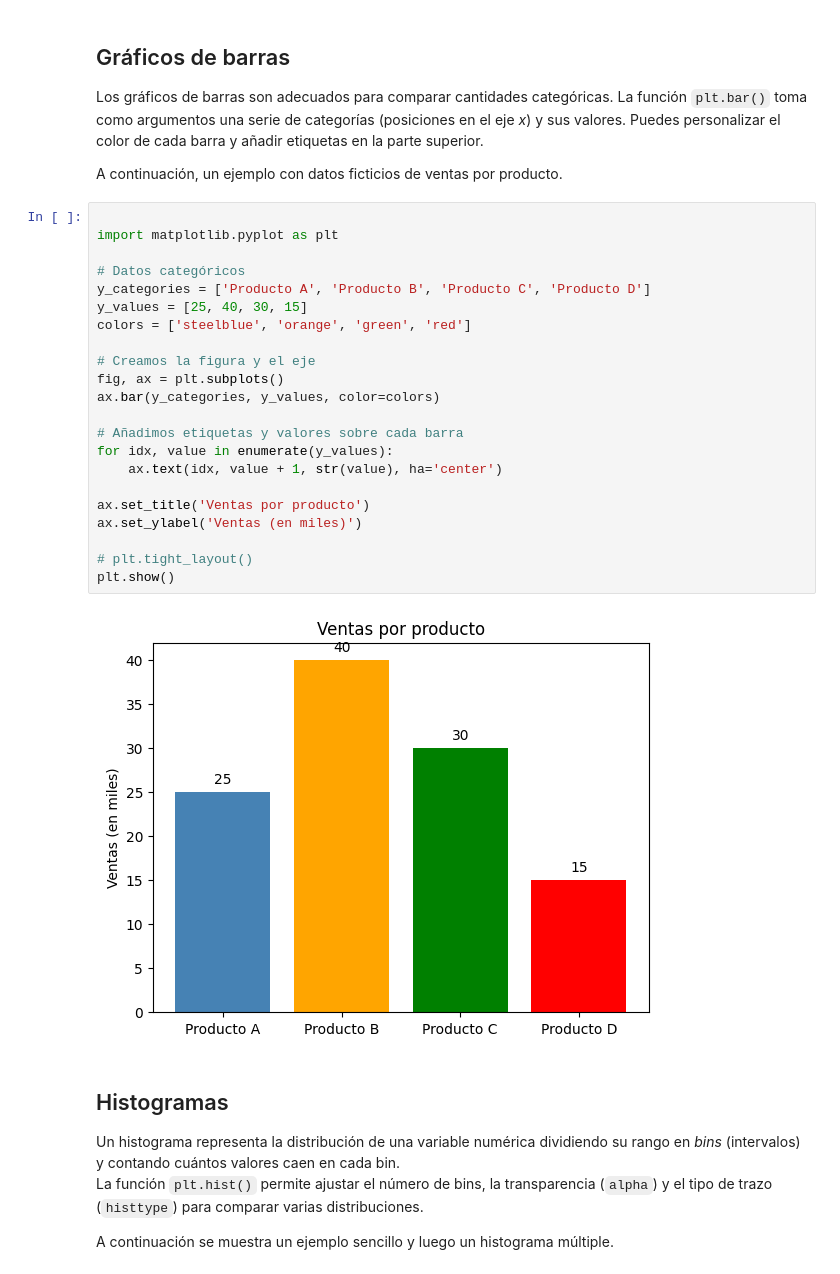
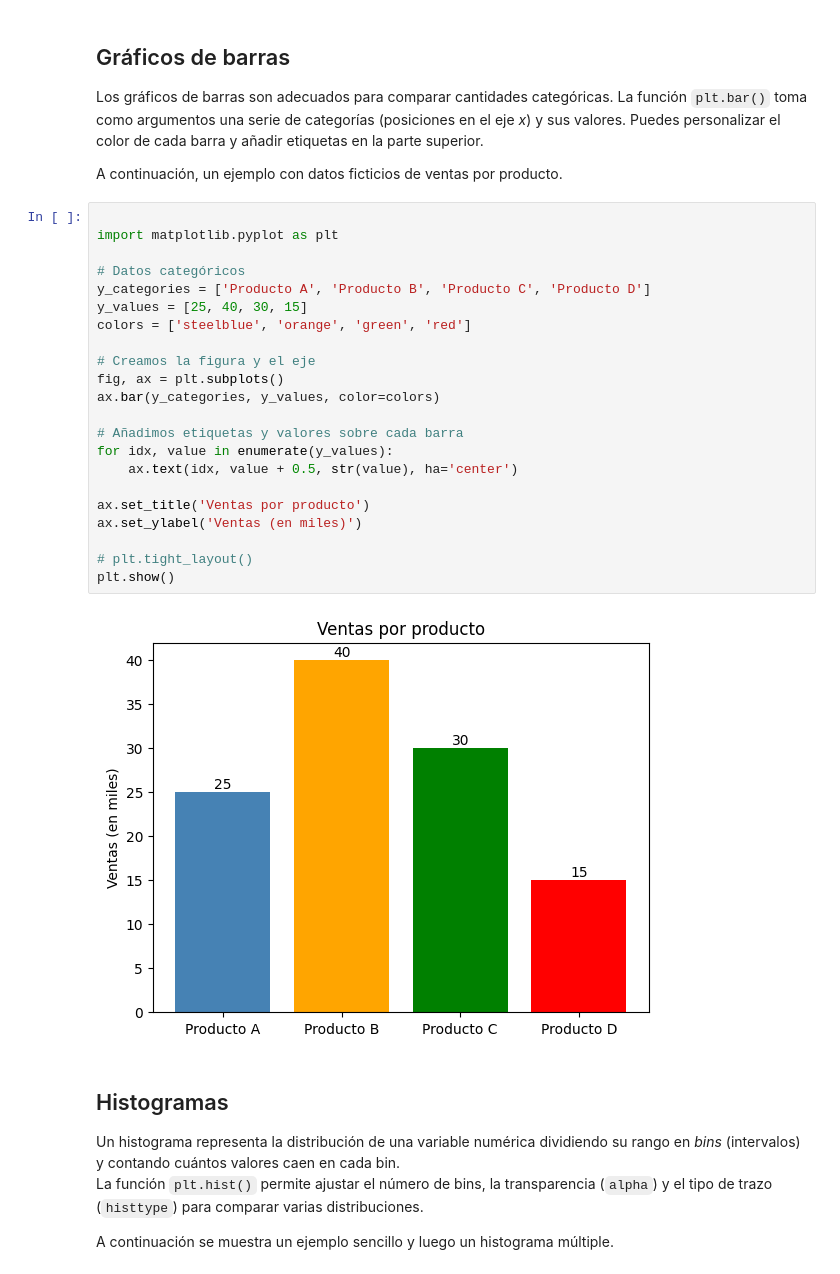
Before and after one commit to JuanRios3012/data-visualization-course, a Jupyter notebook: notebooks/módulo 1/matplotlib.ipynb, the cells around one changed output. Cells and saved outputs as stored; diff of their text form.

```diff
--- a/notebooks/módulo 1/matplotlib.ipynb
+++ b/notebooks/módulo 1/matplotlib.ipynb
@@ -176,27 +177,27 @@ A continuación, un ejemplo con datos ficticios de ventas por producto.
 # %%
 
 import matplotlib.pyplot as plt
 
 # Datos categóricos
 y_categories = ['Producto A', 'Producto B', 'Producto C', 'Producto D']
 y_values = [25, 40, 30, 15]
 colors = ['steelblue', 'orange', 'green', 'red']
 
 # Creamos la figura y el eje
 fig, ax = plt.subplots()
 ax.bar(y_categories, y_values, color=colors)
 
 # Añadimos etiquetas y valores sobre cada barra
 for idx, value in enumerate(y_values):
-    ax.text(idx, value + 1, str(value), ha='center')
+    ax.text(idx, value + 0.5, str(value), ha='center')
 
 ax.set_title('Ventas por producto')
 ax.set_ylabel('Ventas (en miles)')
 
 # plt.tight_layout()
 plt.show()
 # %% [output]
-[figure, old version]
+[figure, new version]
 # %% [markdown]
 
 ## Histogramas
```
Also changed, not shown: parts of 1 cell of this notebook.
